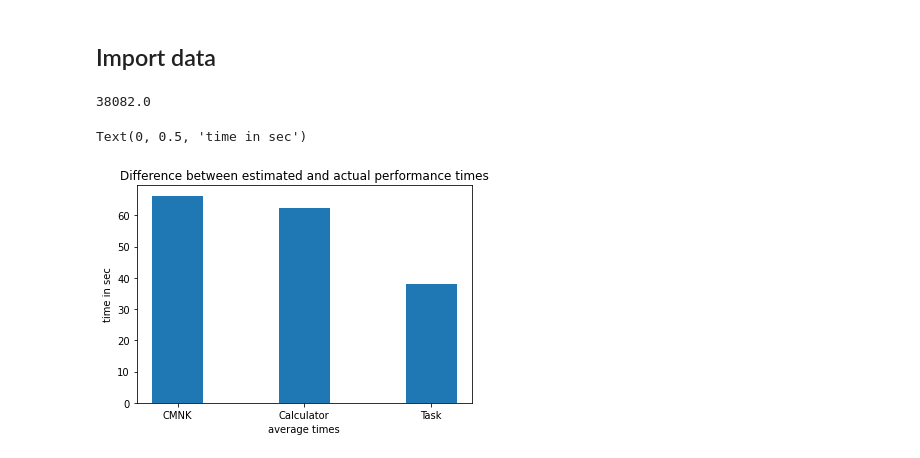
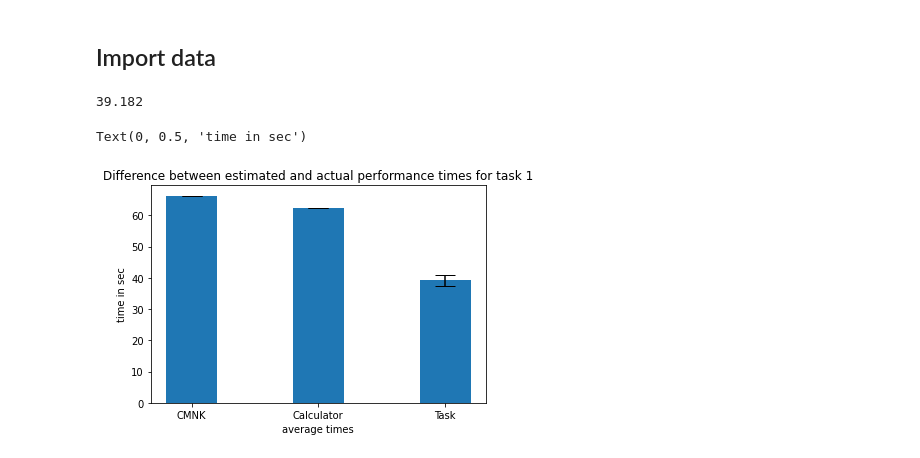
Before and after one commit to ITT-21SS-UR/assignment6-modellinginteraction-jt6, a Jupyter notebook: klm_report/klm_report.ipynb, the cells around one changed output. Cells and saved outputs as stored; diff of their text form; code cells hidden in the pictures.

```diff
--- a/klm_report/klm_report.ipynb
+++ b/klm_report/klm_report.ipynb
@@ -87,42 +107,43 @@ df_task_4_2 = pd.read_csv('task_4_2.csv')
 # %%
 # calculate the time for task 1
-task1_rep1 = df_task_1_1.iloc[50]['timestamp_msSinceEpoch'] - df_task_1_1.iloc[0]['timestamp_msSinceEpoch']
-task1_rep2 = df_task_1_1.iloc[104]['timestamp_msSinceEpoch'] - df_task_1_1.iloc[54]['timestamp_msSinceEpoch']
-task1_rep3 = df_task_1_1.iloc[182]['timestamp_msSinceEpoch'] - df_task_1_1.iloc[132]['timestamp_msSinceEpoch']
-task1_rep4 = df_task_1_1.iloc[234]['timestamp_msSinceEpoch'] - df_task_1_1.iloc[184]['timestamp_msSinceEpoch']
-task1_rep5 = df_task_1_1.iloc[286]['timestamp_msSinceEpoch'] - df_task_1_1.iloc[236]['timestamp_msSinceEpoch']
-task1_rep6 = df_task_1_1.iloc[338]['timestamp_msSinceEpoch'] - df_task_1_1.iloc[288]['timestamp_msSinceEpoch']
-task1_rep7 = df_task_1_1.iloc[390]['timestamp_msSinceEpoch'] - df_task_1_1.iloc[340]['timestamp_msSinceEpoch']
-task1_rep8 = df_task_1_1.iloc[442]['timestamp_msSinceEpoch'] - df_task_1_1.iloc[392]['timestamp_msSinceEpoch']
-task1_rep9 = df_task_1_1.iloc[494]['timestamp_msSinceEpoch'] - df_task_1_1.iloc[444]['timestamp_msSinceEpoch']
-task1_rep10 = df_task_1_1.iloc[586]['timestamp_msSinceEpoch'] - df_task_1_1.iloc[536]['timestamp_msSinceEpoch']
-task1_rep11 = df_task_1_2.iloc[50]['timestamp_msSinceEpoch'] - df_task_1_2.iloc[0]['timestamp_msSinceEpoch']
-task1_rep12 = df_task_1_2.iloc[102]['timestamp_msSinceEpoch'] - df_task_1_2.iloc[52]['timestamp_msSinceEpoch']
-task1_rep13 = df_task_1_2.iloc[154]['timestamp_msSinceEpoch'] - df_task_1_2.iloc[104]['timestamp_msSinceEpoch']
-task1_rep14 = df_task_1_2.iloc[206]['timestamp_msSinceEpoch'] - df_task_1_2.iloc[156]['timestamp_msSinceEpoch']
-task1_rep15 = df_task_1_2.iloc[258]['timestamp_msSinceEpoch'] - df_task_1_2.iloc[208]['timestamp_msSinceEpoch']
-task1_rep16 = df_task_1_2.iloc[310]['timestamp_msSinceEpoch'] - df_task_1_2.iloc[260]['timestamp_msSinceEpoch']
-task1_rep17 = df_task_1_2.iloc[362]['timestamp_msSinceEpoch'] - df_task_1_2.iloc[312]['timestamp_msSinceEpoch']
-task1_rep18 = df_task_1_2.iloc[414]['timestamp_msSinceEpoch'] - df_task_1_2.iloc[364]['timestamp_msSinceEpoch']
-task1_rep19 = df_task_1_2.iloc[466]['timestamp_msSinceEpoch'] - df_task_1_2.iloc[416]['timestamp_msSinceEpoch']
-task1_rep20 = df_task_1_2.iloc[518]['timestamp_msSinceEpoch'] - df_task_1_2.iloc[468]['timestamp_msSinceEpoch']
+task1_rep1 = (df_task_1_1.iloc[50]['timestamp_msSinceEpoch'] - df_task_1_1.iloc[0]['timestamp_msSinceEpoch'])/sec + first_pointing
+task1_rep2 = (df_task_1_1.iloc[104]['timestamp_msSinceEpoch'] - df_task_1_1.iloc[54]['timestamp_msSinceEpoch'])/sec + first_pointing
+task1_rep3 = (df_task_1_1.iloc[182]['timestamp_msSinceEpoch'] - df_task_1_1.iloc[132]['timestamp_msSinceEpoch'])/sec + first_pointing
+task1_rep4 = (df_task_1_1.iloc[234]['timestamp_msSinceEpoch'] - df_task_1_1.iloc[184]['timestamp_msSinceEpoch'])/sec + first_pointing
+task1_rep5 = (df_task_1_1.iloc[286]['timestamp_msSinceEpoch'] - df_task_1_1.iloc[236]['timestamp_msSinceEpoch'])/sec + first_pointing
+task1_rep6 = (df_task_1_1.iloc[338]['timestamp_msSinceEpoch'] - df_task_1_1.iloc[288]['timestamp_msSinceEpoch'])/sec + first_pointing
+task1_rep7 = (df_task_1_1.iloc[390]['timestamp_msSinceEpoch'] - df_task_1_1.iloc[340]['timestamp_msSinceEpoch'])/sec + first_pointing
+task1_rep8 = (df_task_1_1.iloc[442]['timestamp_msSinceEpoch'] - df_task_1_1.iloc[392]['timestamp_msSinceEpoch'])/sec + first_pointing
+task1_rep8 = (df_task_1_1.iloc[442]['timestamp_msSinceEpoch'] - df_task_1_1.iloc[392]['timestamp_msSinceEpoch'])/sec + first_pointing
+task1_rep9 = (df_task_1_1.iloc[494]['timestamp_msSinceEpoch'] - df_task_1_1.iloc[444]['timestamp_msSinceEpoch'])/sec + first_pointing
+task1_rep10 = (df_task_1_1.iloc[586]['timestamp_msSinceEpoch'] - df_task_1_1.iloc[536]['timestamp_msSinceEpoch'])/sec + first_pointing
+task1_rep11 = (df_task_1_2.iloc[50]['timestamp_msSinceEpoch'] - df_task_1_2.iloc[0]['timestamp_msSinceEpoch'])/sec + first_pointing
+task1_rep12 = (df_task_1_2.iloc[102]['timestamp_msSinceEpoch'] - df_task_1_2.iloc[52]['timestamp_msSinceEpoch'])/sec + first_pointing
+task1_rep13 = (df_task_1_2.iloc[154]['timestamp_msSinceEpoch'] - df_task_1_2.iloc[104]['timestamp_msSinceEpoch'])/sec + first_pointing
+task1_rep14 = (df_task_1_2.iloc[206]['timestamp_msSinceEpoch'] - df_task_1_2.iloc[156]['timestamp_msSinceEpoch'])/sec + first_pointing
+task1_rep15 = (df_task_1_2.iloc[258]['timestamp_msSinceEpoch'] - df_task_1_2.iloc[208]['timestamp_msSinceEpoch'])/sec + first_pointing
+task1_rep16 = (df_task_1_2.iloc[310]['timestamp_msSinceEpoch'] - df_task_1_2.iloc[260]['timestamp_msSinceEpoch'])/sec + first_pointing
+task1_rep17 = (df_task_1_2.iloc[362]['timestamp_msSinceEpoch'] - df_task_1_2.iloc[312]['timestamp_msSinceEpoch'])/sec + first_pointing
+task1_rep18 = (df_task_1_2.iloc[414]['timestamp_msSinceEpoch'] - df_task_1_2.iloc[364]['timestamp_msSinceEpoch'])/sec + first_pointing
+task1_rep19 = (df_task_1_2.iloc[466]['timestamp_msSinceEpoch'] - df_task_1_2.iloc[416]['timestamp_msSinceEpoch'])/sec + first_pointing
+task1_rep20 = (df_task_1_2.iloc[518]['timestamp_msSinceEpoch'] - df_task_1_2.iloc[468]['timestamp_msSinceEpoch'])/sec + first_pointing
 mean_task1 = np.mean([task1_rep1, task1_rep2, task1_rep3, task1_rep4, task1_rep5, task1_rep6, task1_rep7, task1_rep8, task1_rep9, task1_rep10, task1_rep11, task1_rep12, task1_rep13, task1_rep14, task1_rep15, task1_rep16, task1_rep17, task1_rep18, task1_rep19, task1_rep20])
-mean_task1
+stdev_task1 = np.std([task1_rep1, task1_rep2, task1_rep3, task1_rep4, task1_rep5, task1_rep6, task1_rep7, task1_rep8, task1_rep9, task1_rep10, task1_rep11, task1_rep12, task1_rep13, task1_rep14, task1_rep15, task1_rep16, task1_rep17, task1_rep18, task1_rep19, task1_rep20])
 # %% [output]
-38082.0
+39.182
-# %%
-# Comparison of task 1 with the estimated times of Card, Moran, Newell and Kieras and the calculator
-x = np.arange(3)
-width = 0.4
-cmnk_task1 = 66.3
-calc_task1 = 62.22
-plt.bar(x, (cmnk_task1, calc_task1, mean_task1/1000), width)
-plt.title('Difference between estimated and actual performance times')
-plt.xlabel('average times')
-plt.xticks(x, ['CMNK', 'Calculator', 'Task'])
-plt.ylabel('time in sec')
-# %% [output]
-Text(0, 0.5, 'time in sec')
-[figure, removed]
+# %%
+# Comparison of task 1 with the estimated times of Card, Moran, Newell and Kieras and the calculator
+x = np.arange(3)
+width = 0.4
+cmnk_task1 = 66.3
+calc_task1 = 62.22
+plt.bar(x, (cmnk_task1, calc_task1, mean_task1), width, yerr=[0, 0, stdev_task1], capsize= 10)
+plt.title('Difference between estimated and actual performance times for task 1')
+plt.xlabel('average times')
+plt.xticks(x, ['CMNK', 'Calculator', 'Task'])
+plt.ylabel('time in sec')
+# %% [output]
+Text(0, 0.5, 'time in sec')
+[figure, added]
 # %%
 # calculate the time for task 2
```
Also changed, not shown: parts of 14 cells of this notebook.
